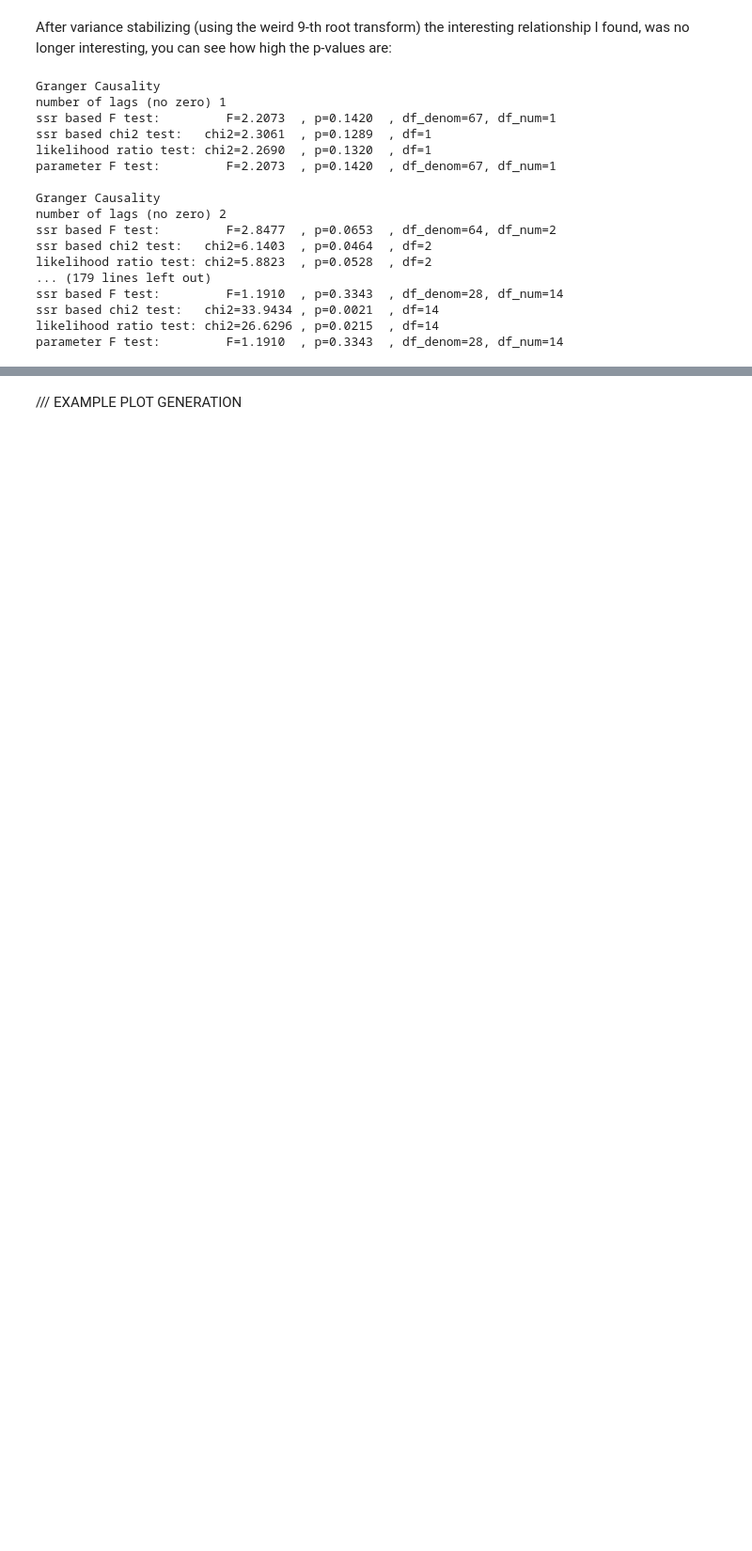
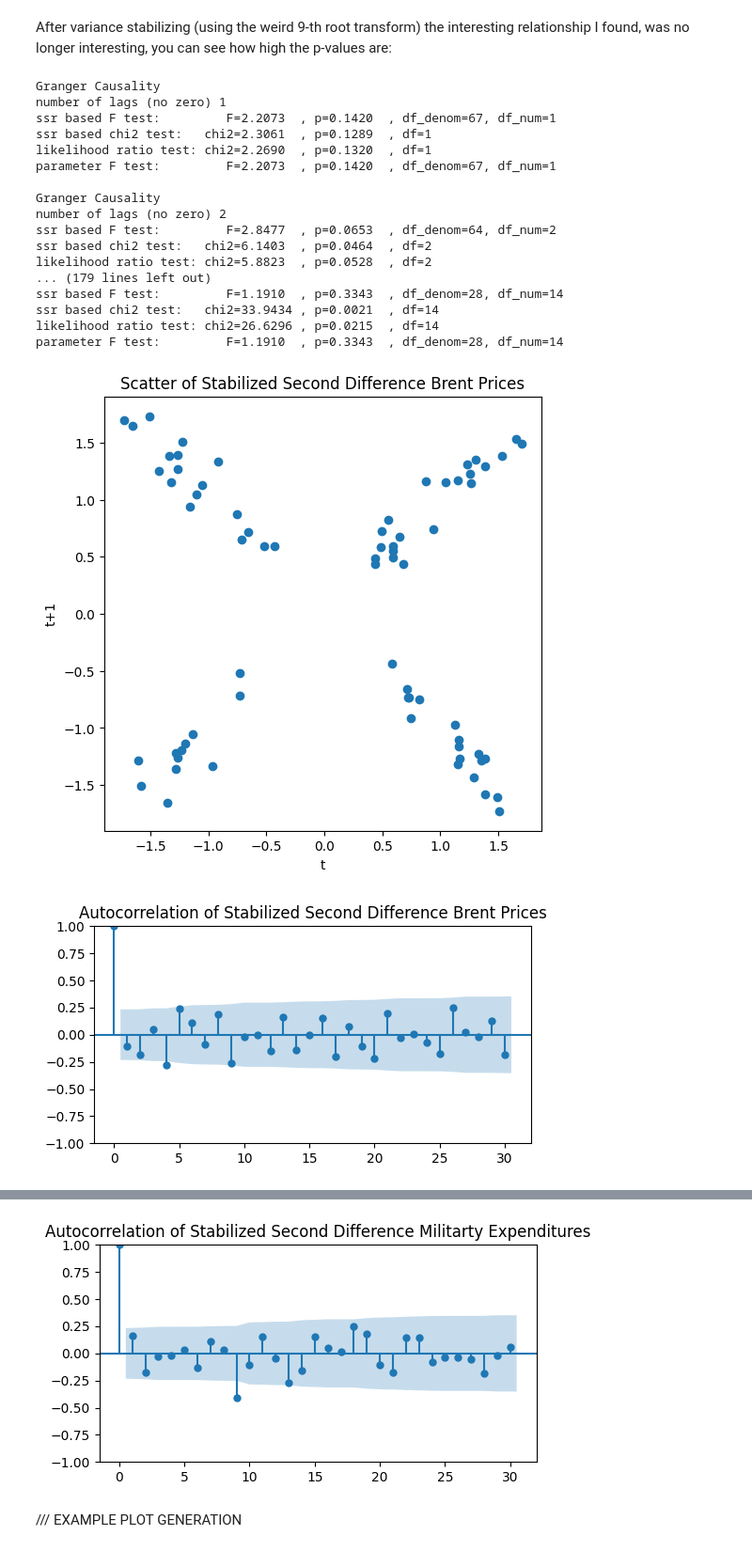
Before and after one commit to simitiangreg/granger_casaulity, a Jupyter notebook: oil_military.ipynb, the cells around one changed output, grey strips where cells are left out. Shown at 94% size. Saved outputs shown, nothing was run; the diff lists cells and outputs as text; code cells hidden in the pictures; blank space fills up the shorter version.

```diff
--- a/oil_military.ipynb
+++ b/oil_military.ipynb
@@ -1026,3 +1212,34 @@ ssr based F test:         F=1.1910  , p=0.3343  , df_denom=28, df_num=14
 ssr based chi2 test:   chi2=33.9434 , p=0.0021  , df=14
 likelihood ratio test: chi2=26.6296 , p=0.0215  , df=14
 parameter F test:         F=1.1910  , p=0.3343  , df_denom=28, df_num=14
+# %%
+fig, ax = plt.subplots(figsize=(6, 6))
+ax.scatter(main_table2['sq_Brent_2d'], main_table2['sq_Brent_2d1'])
+ax.set_ylabel('t+1')
+ax.set_xlabel('t')
+plt.title('Scatter of Stabilized Second Difference Brent Prices')
+plt.savefig(graphics + 'plotQ', bbox_inches='tight', dpi=500)
+plt.show()
+
+fig, ax = plt.subplots(figsize=(6, 3))
+plot_acf(main_table2['sq_Brent_2d'], lags=30, ax=ax)
+plt.title('Autocorrelation of Stabilized Second Difference Brent Prices')
+plt.savefig(graphics + 'plotR', bbox_inches='tight', dpi=500)
+plt.show()
+
+fig, ax = plt.subplots(figsize=(6, 6))
+ax.scatter(main_table2['sq_USD_2d'], main_table2['sq_USD_2d1'])
+ax.set_xlabel('t')
+ax.set_ylabel('t+1')
+plt.title('Scatter of Stabilized Second Difference Military Expenditures')
+plt.savefig(graphics + 'plotS', bbox_inches='tight', dpi=500)
+plt.show()
+
+fig, ax = plt.subplots(figsize=(6, 3))
+plot_acf(main_table2['sq_USD_2d'], lags=30, ax=ax)
+plt.title('Autocorrelation of Stabilized Second Difference Militarty Expenditures')
+plt.savefig(graphics + 'plotT', bbox_inches='tight', dpi=500)
+plt.show()
+# %% [output]
+[figure, added]
+[figure, added]
@@ -1029,3 +1247,4 @@ parameter F test:         F=1.1910  , p=0.3343  , df_denom=28, df_num=14
+[figure, added]
 # %% [markdown]
 /// EXAMPLE PLOT GENERATION
 # %%
```
Also changed, not shown: parts of 9 cells of this notebook.
